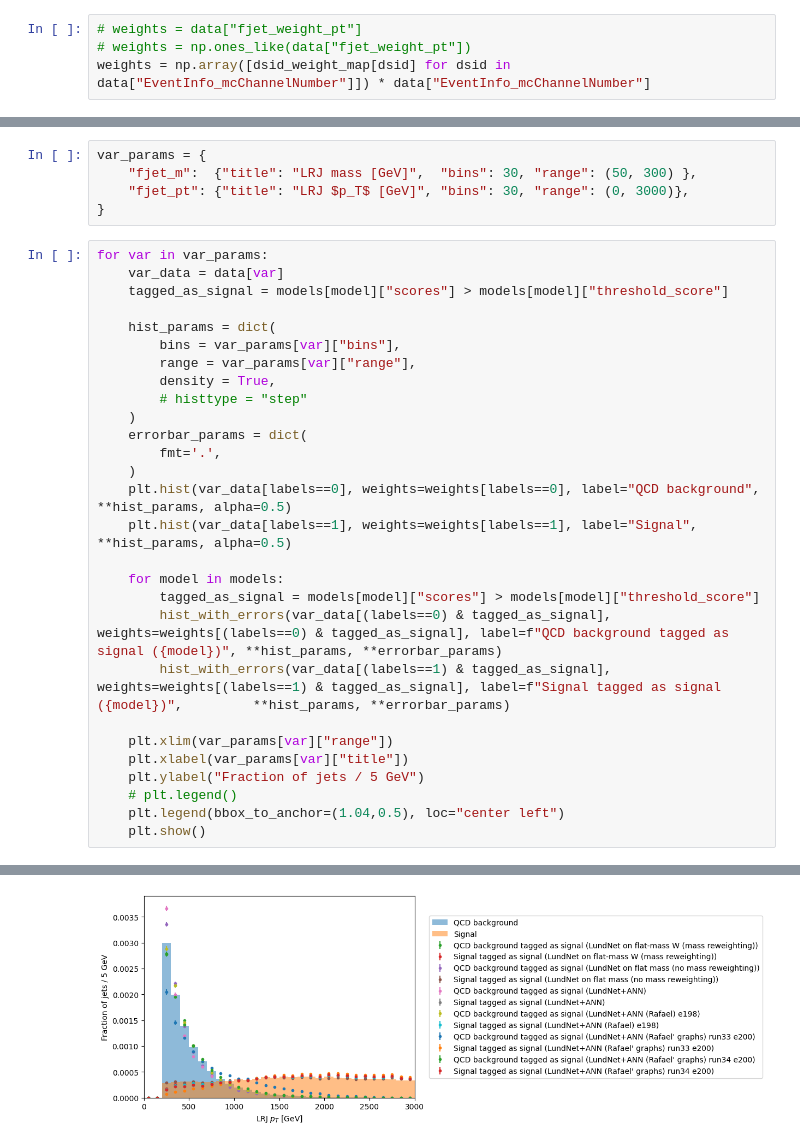
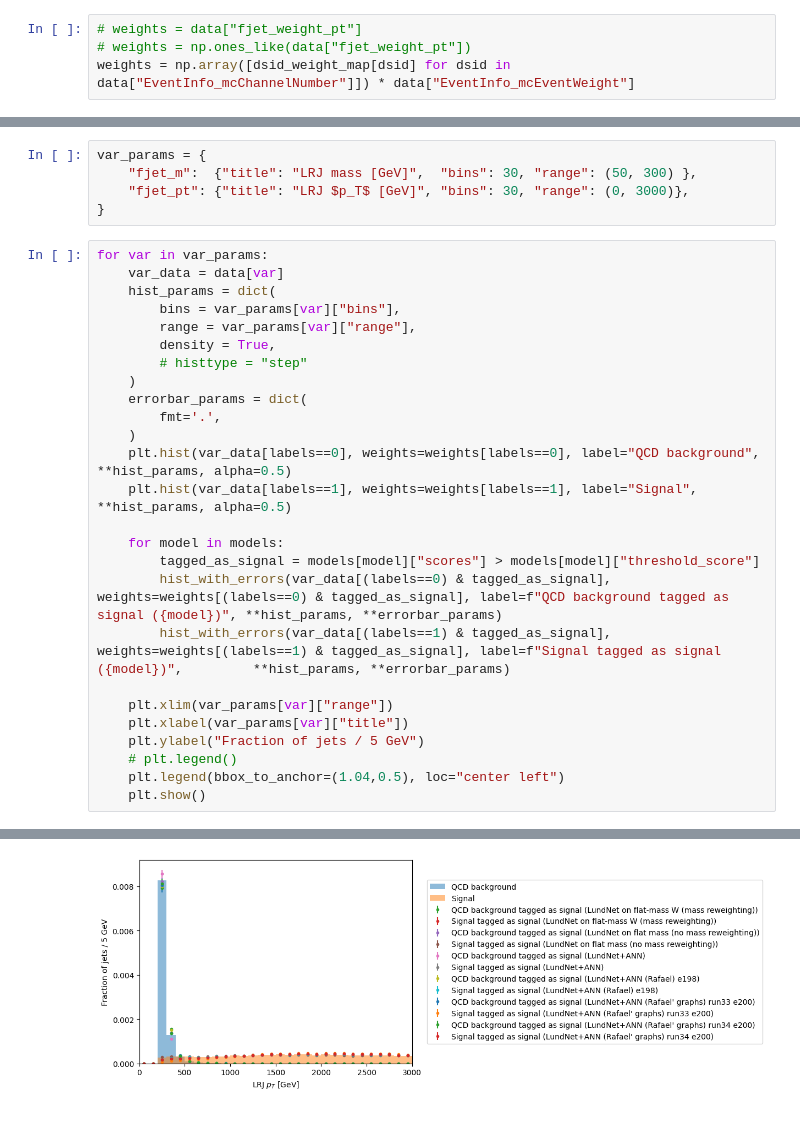
Before and after one commit to KonDoran/lundtoptagger, a Jupyter notebook: plottingW.ipynb, the cells around one changed output, grey strips where cells are left out. Saved outputs shown, nothing was run; the diff lists cells and outputs as text.

Commit message:
W plot fix

```diff
--- a/plottingW.ipynb
+++ b/plottingW.ipynb
@@ -44,7 +44,7 @@ Total: 912712
 # %%
 # weights = data["fjet_weight_pt"]
 # weights = np.ones_like(data["fjet_weight_pt"])
-weights = np.array([dsid_weight_map[dsid] for dsid in data["EventInfo_mcChannelNumber"]]) * data["EventInfo_mcChannelNumber"]
+weights = np.array([dsid_weight_map[dsid] for dsid in data["EventInfo_mcChannelNumber"]]) * data["EventInfo_mcEventWeight"]
 # %%
 def calc_best_discriminant(truth_labels, pqcd, phbb, phcc, ptop, step=0.01):
     # TODO: generalise to arbitrary number of classes
@@ -188,8 +188,6 @@ var_params = {
 # %%
 for var in var_params:
     var_data = data[var]
-    tagged_as_signal = models[model]["scores"] > models[model]["threshold_score"]
-
     hist_params = dict(
         bins = var_params[var]["bins"],
         range = var_params[var]["range"],
@@ -218,4 +216,4 @@ for var in var_params:
-[figure, old version]
+[figure, new version]
 # %%
 selected_models = [
     "LundNet on flat-mass W (mass reweighting)",
```
Also changed, not shown: parts of 6 cells of this notebook, 1 other file.
